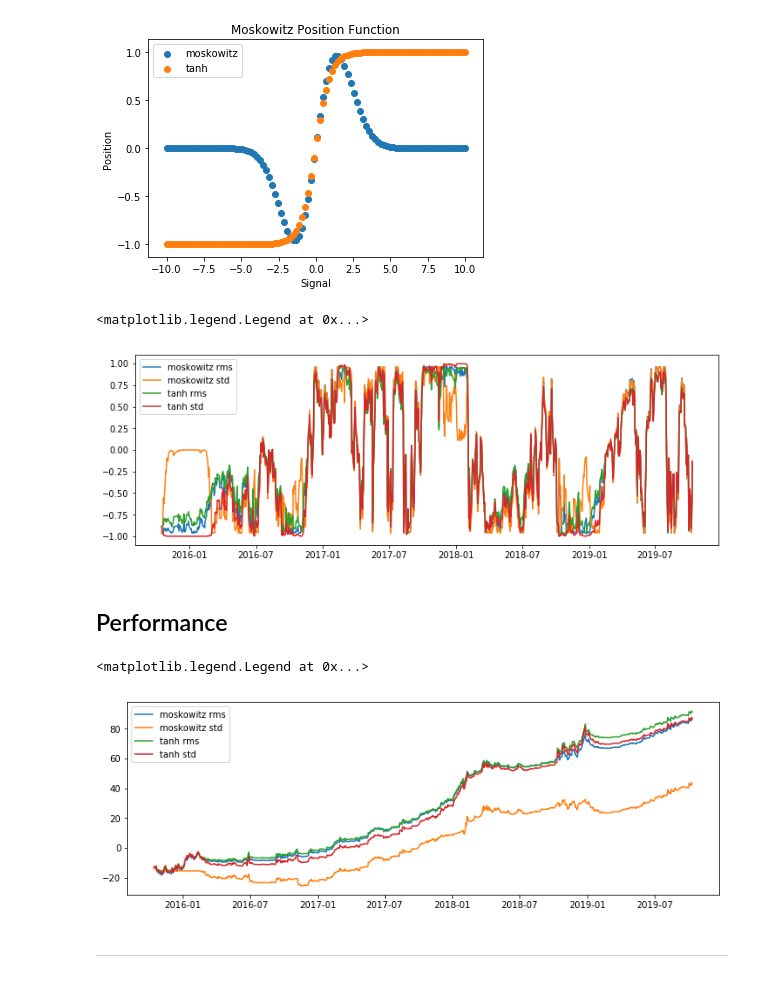
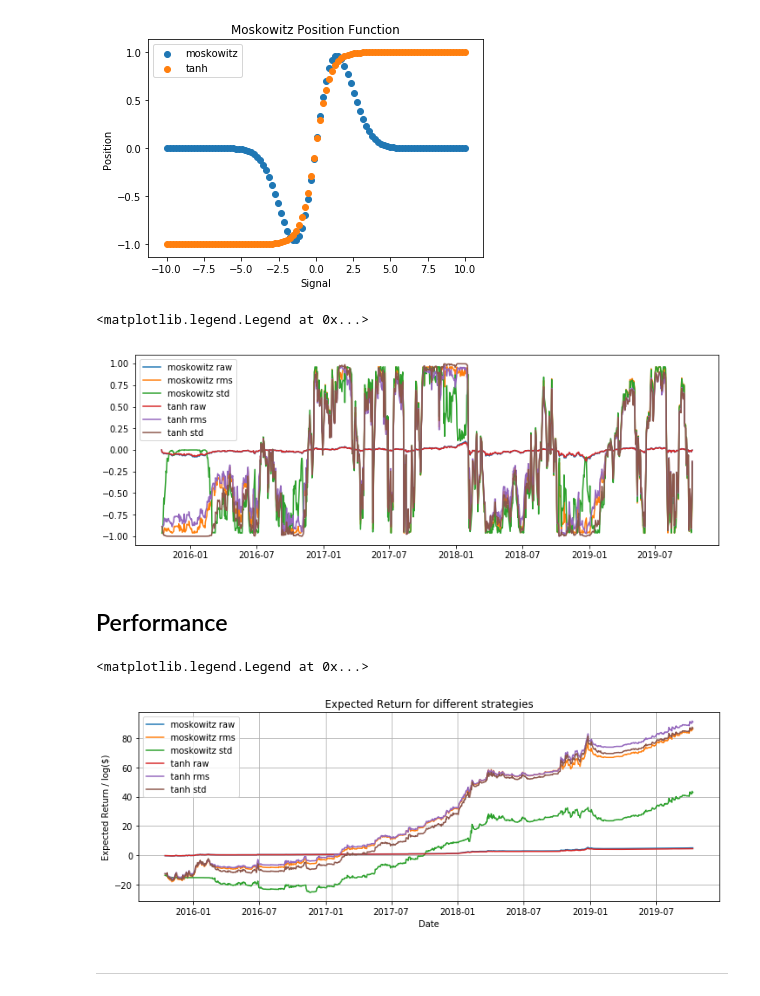
Before and after one commit to Joearrowsmith/Algothon_2019_Workshops, a Jupyter notebook: Introduction_to_Financial_Machine_Learning.ipynb, the cells around one changed output. Cells and saved outputs as stored; diff of their text form; code cells hidden in the pictures.

```diff
--- a/Introduction_to_Financial_Machine_Learning.ipynb
+++ b/Introduction_to_Financial_Machine_Learning.ipynb
@@ -66,7 +66,7 @@ figsize = (12,4)
 start = '2015-10-11'
 end = '2019-10-11'
 
-data = quandl.get('EOD/SPY', start_date=start, end_date=end)
+data = quandl.get('EOD/BLK', start_date=start, end_date=end)
 close = data['Close']
 close.head()
 # %% [output]
@@ -188,6 +188,8 @@ diff.plot(label='raw signal')
 # %% [output]
 <matplotlib.axes._subplots.AxesSubplot at 0x...>
 [figure]
+# %%
+raw_macd = diff
 # %%
 exp_diff = np.sqrt(np.square(diff).ewm(span=60).mean())
 rms_macd = diff / exp_diff
@@ -227,42 +230,54 @@ plt.legend()
 <matplotlib.legend.Legend at 0x...>
 [figure]
 # %%
+moskowitz_raw_pos = moskowitz_pos_func(raw_macd)
 moskowitz_rms_pos = moskowitz_pos_func(rms_macd)
 moskowitz_std_pos = moskowitz_pos_func(std_macd)
 
+tanh_raw_pos = tanh_pos_func(raw_macd)
 tanh_rms_pos = tanh_pos_func(rms_macd)
 tanh_std_pos = tanh_pos_func(std_macd)
 # %%
 plt.figure(figsize=figsize)
+plt.plot(moskowitz_raw_pos, label='moskowitz raw')
 plt.plot(moskowitz_rms_pos, label='moskowitz rms')
 plt.plot(moskowitz_std_pos, label='moskowitz std')
+plt.plot(tanh_raw_pos, label='tanh raw')
 plt.plot(tanh_rms_pos, label='tanh rms')
 plt.plot(tanh_std_pos, label='tanh std')
 
 plt.legend()
 # %% [output]
 <matplotlib.legend.Legend at 0x...>
-[figure, old version]
+[figure, new version]
 # %% [markdown]
 ## Performance
 # %%
 target_rets = rets.shift(1)
 
+moskowitz_raw_perf = target_rets * moskowitz_raw_pos
 moskowitz_rms_perf = target_rets * moskowitz_rms_pos
 moskowitz_std_perf = target_rets * moskowitz_std_pos
+tanh_raw_perf = target_rets * tanh_raw_pos
 tanh_rms_perf = target_rets * tanh_rms_pos
 tanh_std_perf = target_rets * tanh_std_pos
 # %%
 plt.figure(figsize=figsize)
+plt.plot(np.cumsum(moskowitz_raw_perf), label='moskowitz raw')
 plt.plot(np.cumsum(moskowitz_rms_perf), label='moskowitz rms')
 plt.plot(np.cumsum(moskowitz_std_perf), label='moskowitz std')
+plt.plot(np.cumsum(tanh_raw_perf), label='tanh raw')
 plt.plot(np.cumsum(tanh_rms_perf), label='tanh rms')
 plt.plot(np.cumsum(tanh_std_perf), label='tanh std')
 
+plt.title("Expected Return for different strategies")
+plt.ylabel("Expected Return / log($)")
+plt.xlabel("Date")
+plt.grid(True)
 plt.legend()
 # %% [output]
 <matplotlib.legend.Legend at 0x...>
-[figure, old version]
+[figure, new version]
 # %% [markdown]
 
 
```
Also changed, not shown: parts of 7 cells of this notebook.
